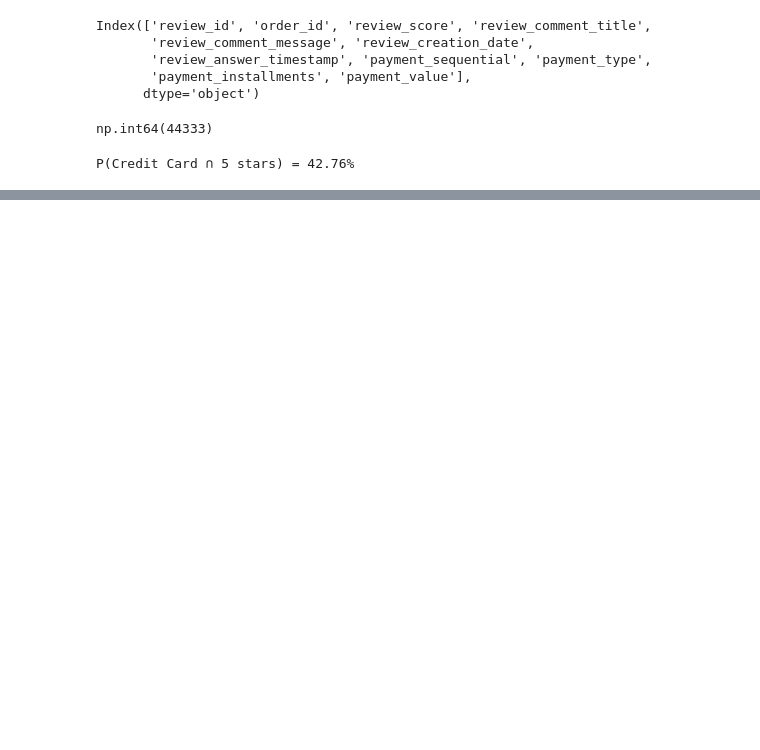
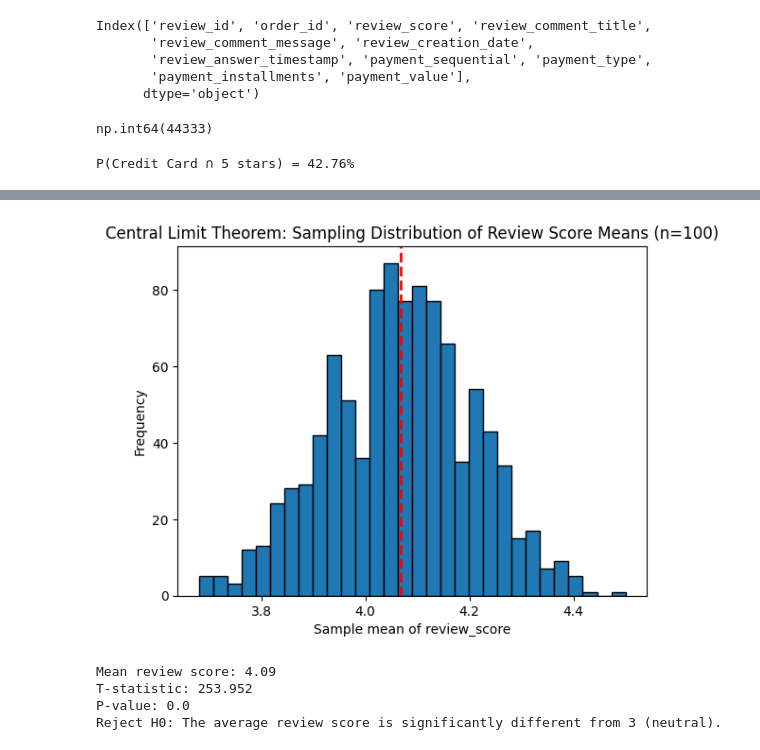
Before and after one commit to Tee-AiEng/Data_and_Data_analysis, a Jupyter notebook: week_8/probability_Olist_dataset.ipynb, the cells around one changed output, grey strips where cells are left out. Cells and saved outputs as stored; diff of their text form; code cells hidden in the pictures; blank space fills up the shorter version.

```diff
--- a/week_8/probability_Olist_dataset.ipynb
+++ b/week_8/probability_Olist_dataset.ipynb
@@ -389,3 +389,7 @@ np.int64(44333)
 print(f"P(Credit Card ∩ 5 stars) = {round(p_joint*100, 2)}%")
 # %% [output]
 P(Credit Card ∩ 5 stars) = 42.76%
+# %%
+orders_payment_reviews_ = pd.merge(orders_reviews, order_payments, on="order_id",how = "left")
+
+orders_payment_reviews_.head()
@@ -391,0 +418,7 @@ P(Credit Card ∩ 5 stars) = 42.76%
+# %%
+# first to convert datetime columns to pandas datetime
+orders_payment_reviews_["order_purchase_timestamp"] = pd.to_datetime(orders_payment_reviews_["order_purchase_timestamp"])
+orders_payment_reviews_["order_delivered_customer_date"] = pd.to_datetime(orders_payment_reviews_["order_delivered_customer_date"])
+# %%
+#calculate delivery time in days
+orders_payment_reviews_["delivery_time_days"] = (orders_payment_reviews_["order_delivered_customer_date"] - orders_payment_reviews_["order_purchase_timestamp"]).dt.days
@@ -391,0 +495,17 @@ P(Credit Card ∩ 5 stars) = 42.76%
+# %%
+import numpy as np
+# Draw Increasing sizes and tract their mean
+sample_sizes = [10, 50, 100, 500, 1000, 5000]
+sample_means = []
+
+for n in sample_sizes:
+    sample =sample_200 = orders_payment_reviews_["payment_value_y"].sample(n, random_state=243)
+    sample_means.append(sample.mean())
+
+
+
+#show results
+for n, mean in zip(sample_sizes, sample_means):
+    print(f"Sample Sizes={n}, Sample Mean = {round(mean, 2)}")
+
+print("Population mean payment(True):", round(pop_mean_payment, 2))
@@ -391,0 +534,49 @@ P(Credit Card ∩ 5 stars) = 42.76%
+# %%
+# collect sample means
+samples_means = []
+for i in range(1000):
+    sample = orders_payment_reviews_["review_score"].sample(100, replace=True)
+    samples_means.append(sample.mean())
+# Plot the sampling distribution of the mean
+plt.hist(samples_means, bins=30, edgecolor="black")
+plt.axvline(np.mean(samples_means), color="red", linestyle="dashed", linewidth=2)
+plt.title("Central Limit Theorem: Sampling Distribution of Review Score Means (n=100)")
+plt.xlabel("Sample mean of review_score")
+plt.ylabel("Frequency")
+plt.show()
+# %% [output]
+[figure, added]
+# %%
+# We have one sample, that is the set of all customer review scores.
+
+#We are comparing its mean against a benchmark/reference value = 3.
+
+# Now, the question is essentially, "Are Olist customers, on average, happier than neutral (3)?"
+
+# Lets write the hypothesis
+
+# H₀ (Null Hypothesis): The average review score is equal to 3
+# H₁ (Alternative Hypothesis): The average review score is not equal to 3
+
+review_scores = order_reviews["review_score"].dropna()
+
+#Define the neutral benchmark
+neutral_score = 3
+
+# Perfomrm one sample t_test
+t_stat, p_value = stats.ttest_1samp(review_scores, popmean=neutral_score)
+
+print("Mean review score:", round(review_scores.mean(), 2))
+print("T-statistic:", round(t_stat, 3))
+print("P-value:", p_value)
+
+# Interpretation
+if p_value < 0.05:
+    print("Reject H0: The average review score is significantly different from 3 (neutral).")
+else:
+    print("Fail to reject H0: The data does not provide enough evidence that the average review differs from 3.")
+# %% [output]
+Mean review score: 4.09
+T-statistic: 253.952
+P-value: 0.0
+Reject H0: The average review score is significantly different from 3 (neutral).
```
Also changed, not shown: parts of 15 cells of this notebook, 1 other file.
